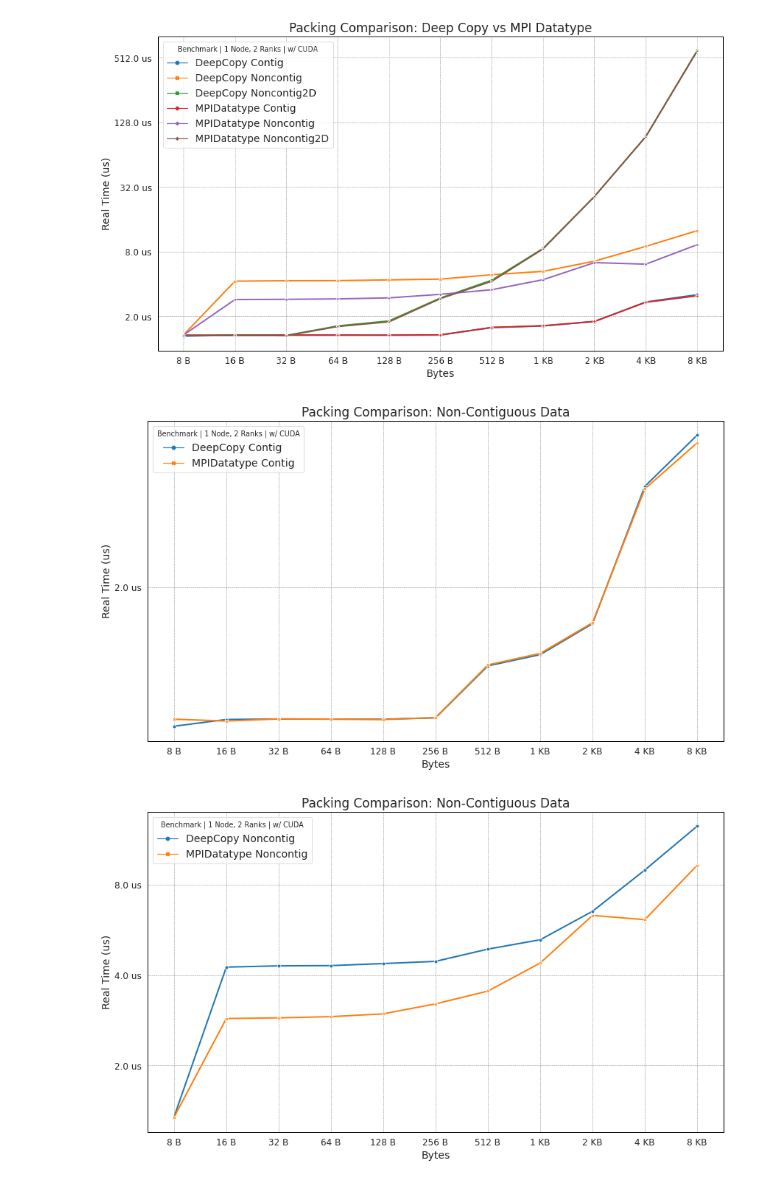
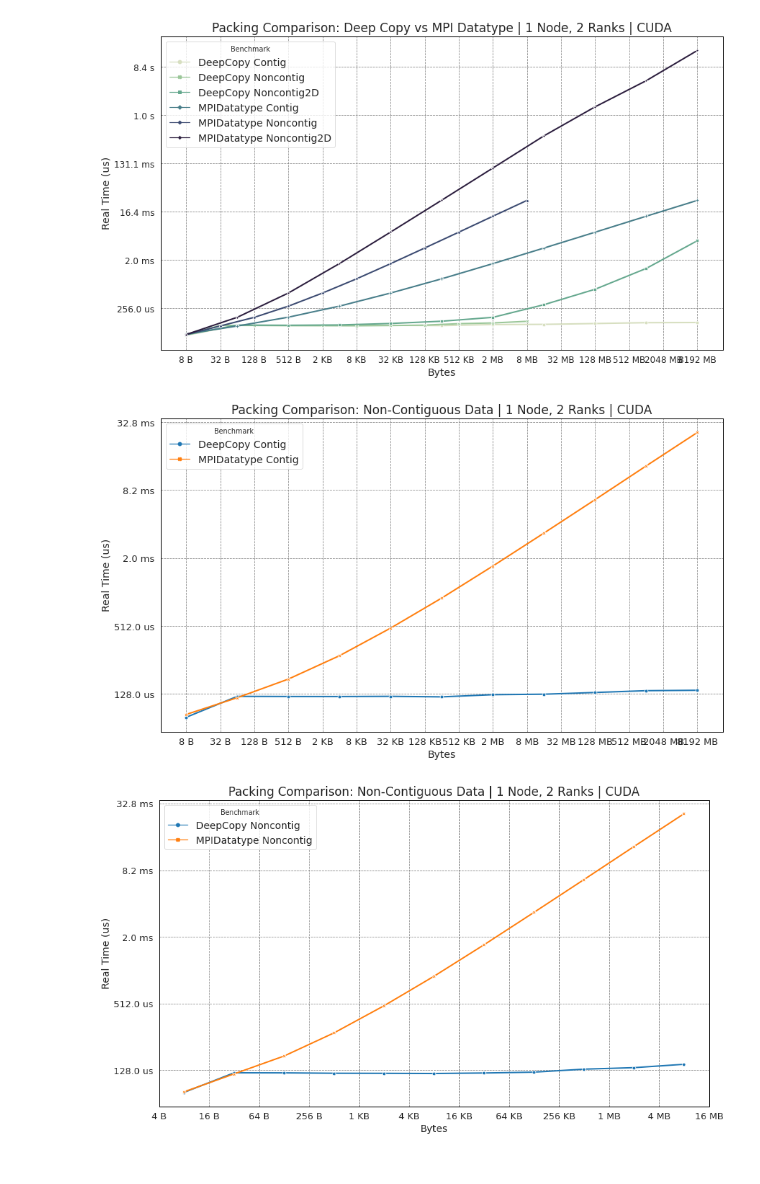
Before and after one commit to nicoleavans/kokkos-comm, a Jupyter notebook: perf_tests/notebooks/3dslice_plot.ipynb, the cells around one changed output. Saved outputs shown, nothing was run; the diff lists cells and outputs as text; code cells hidden in the pictures.

Commit message:
new data added

```diff
--- a/perf_tests/notebooks/3dslice_plot.ipynb
+++ b/perf_tests/notebooks/3dslice_plot.ipynb
@@ -10,7 +10,7 @@ sbrn.set_context('paper')
 sbrn.set_style("whitegrid", rc = custom)
 
 # Open the JSON file for reading
-with open('slicejuly11.json', 'r') as file: #TODO add file
+with open('./3DSlice_Data/1nodeSERIAL.json', 'r') as file:
     data = json.load(file)
 
 df = pd.json_normalize(data['benchmarks'])
@@ -206,6 +194,6 @@ plt.show()
 # %%
 # Open the JSON file for reading
-with open('slicejuly11_2nodes.json', 'r') as file:
+with open('./3DSlice_Data/2nodesSERIAL.json', 'r') as file:
     data = json.load(file)
 
 df = pd.json_normalize(data['benchmarks'])
@@ -410,18 +382,16 @@ edf = pd.DataFrame(extracted_data)
 # Create a combined column for comm_type and func_type
 edf['combined_type'] = edf['pack_type'] + ' ' + edf['slice_type']
 # %%
-# CUDA_VISIBLE_DEVICES=0,1 mpirun  -np 2 ./build/perf_tests/perf_test-main
-# --benchmark_repetitions=5 --benchmark_filter=3dslice
-# --benchmark_format=json > "output$(date '+%Y%m%d%H%M%S').json"
-
-# Plot 7: Compare All, 1 Node, GPU
+# Plot 7: Compare All, 1 Node, CUDA
 plt.figure(figsize=(14, 8))
-plt.title('Packing Comparison: Deep Copy vs MPI Datatype', fontsize=fontsize + 4)
+plt.title('Packing Comparison: Deep Copy vs MPI Datatype | 1 Node, 2 Ranks | CUDA', fontsize=fontsize + 4)
+# Create a pastel rainbow color palette
+palette = sbrn.cubehelix_palette(start=0.5, rot=-0.75, light=0.85, dark=0.15, n_colors=len(edf['combined_type'].unique()))
 
 sbrn.lineplot(data=edf, x='bytes', y='real_time', hue='combined_type',
-              style='combined_type', markers=True, ci=None, linewidth=2, dashes=False)
+              style='combined_type', markers=True, ci=None, linewidth=2, palette=palette, dashes=False)
 
-plt.legend(title='Benchmark | 1 Node, 2 Ranks | w/ CUDA', fontsize=fontsize+1)
+plt.legend(title='Benchmark', fontsize=fontsize+1)
 plt.xlabel('Bytes', fontsize=fontsize+1)
 plt.ylabel('Real Time (us)', fontsize=fontsize+1)
 plt.xticks(fontsize=fontsize-1)
@@ -436,11 +406,11 @@ plt.gca().yaxis.set_major_formatter(FuncFormatter(time_formatter))
 from matplotlib.ticker import LogLocator
 plt.gca().xaxis.set_major_locator(LogLocator(base=2, numticks=20))
 
-plt.grid(True, which="both", linestyle='--', linewidth=0.5)
-plt.savefig("./PNG/3dslice1nodeCUDA.png", dpi=300)
+plt.grid(True, which="both", linestyle='--', linewidth=0.75)
+plt.savefig("./3DSlice_Data/3dslice_1nodeCUDA.png", dpi=300)
 plt.show()
 # %% [output]
-[figure, old version]
+[figure, new version]
 # %%
 # Define subsets to plot separately
 subset1 = edf[(edf['pack_type'] == 'DeepCopy') & (edf['slice_type'] == 'Contig') |
@@ -454,15 +424,15 @@ subset3 = edf[(edf['pack_type'] == 'DeepCopy') & (edf['slice_type'] == 'Nonconti
 # %%
 # Plot 8: Contig, 1 Node, GPU
 plt.figure(figsize=(14, 8))
-plt.title('Packing Comparison: Non-Contiguous Data', fontsize=fontsize + 4)
+plt.title('Packing Comparison: Non-Contiguous Data | 1 Node, 2 Ranks | CUDA', fontsize=fontsize + 4)
 sbrn.lineplot(data=subset1, x='bytes', y='real_time', hue='combined_type',
               style='combined_type', markers=True, ci=None, linewidth=2, dashes=False)
 
-plt.legend(title='Benchmark | 1 Node, 2 Ranks | w/ CUDA', fontsize=fontsize + 1)
+plt.legend(title='Benchmark', fontsize=fontsize + 1)
 plt.xlabel('Bytes', fontsize=fontsize + 1)
 plt.ylabel('Real Time (us)', fontsize=fontsize + 1)
-plt.xticks(fontsize=fontsize - 1)
-plt.yticks(fontsize=fontsize - 1)
+plt.xticks(fontsize=fontsize)
+plt.yticks(fontsize=fontsize)
 
 plt.gca().set_xscale("log", base=2)
 plt.gca().set_yscale("log", base=2)
@@ -473,38 +443,38 @@ plt.gca().yaxis.set_major_formatter(FuncFormatter(time_formatter))
 from matplotlib.ticker import LogLocator
 plt.gca().xaxis.set_major_locator(LogLocator(base=2, numticks=20))
 
-plt.grid(True, which="both", linestyle='--', linewidth=0.5)
-plt.savefig("./PNG/3dslice1nodecontigCUDA.png", dpi=300)
+plt.grid(True, which="both", linestyle='--', linewidth=0.75)
+plt.savefig("./3DSlice_Data/3dslicecontig_1nodeCUDA.png", dpi=300)
 plt.show()
 # %% [output]
-[figure, old version]
+[figure, new version]
 # %%
 # Plot 9: Noncontig, 1 Node, GPU
 plt.figure(figsize=(14, 8))
-plt.title('Packing Comparison: Non-Contiguous Data', fontsize=fontsize + 4)
+plt.title('Packing Comparison: Non-Contiguous Data | 1 Node, 2 Ranks | CUDA', fontsize=fontsize + 4)
 sbrn.lineplot(data=subset2, x='bytes', y='real_time', hue='combined_type',
               style='combined_type', markers=True, ci=None, linewidth=2, dashes=False)
 
-plt.legend(title='Benchmark | 1 Node, 2 Ranks | w/ CUDA', fontsize=fontsize + 1)
+plt.legend(title='Benchmark', fontsize=fontsize + 1)
 plt.xlabel('Bytes', fontsize=fontsize + 1)
 plt.ylabel('Real Time (us)', fontsize=fontsize + 1)
-plt.xticks(fontsize=fontsize - 1)
-plt.yticks(fontsize=fontsize - 1)
+plt.xticks(fontsize=fontsize)
+plt.yticks(fontsize=fontsize)
 
 plt.gca().set_xscale("log", base=2)
 plt.gca().set_yscale("log", base=2)
 plt.gca().xaxis.set_major_formatter(FuncFormatter(byte_formatter))
 plt.gca().yaxis.set_major_formatter(FuncFormatter(time_formatter))
 
 # Increase the number of x-axis ticks
 from matplotlib.ticker import LogLocator
 plt.gca().xaxis.set_major_locator(LogLocator(base=2, numticks=20))
 
-plt.grid(True, which="both", linestyle='--', linewidth=0.5)
-plt.savefig("./PNG/3dslice1nodenoncontigCUDA.png", dpi=300)
+plt.grid(True, which="both", linestyle='--', linewidth=0.75)
+plt.savefig("./3DSlice_Data/3dslicenoncontig_1nodeCUDA.png", dpi=300)
 plt.show()
 # %% [output]
-[figure, old version]
+[figure, new version]
 # %%
 # Plot 10: Noncontig2D, 1 Node, GPU
 plt.figure(figsize=(14, 8))
```
Also changed, not shown: parts of 21 cells of this notebook, 2 other files.
